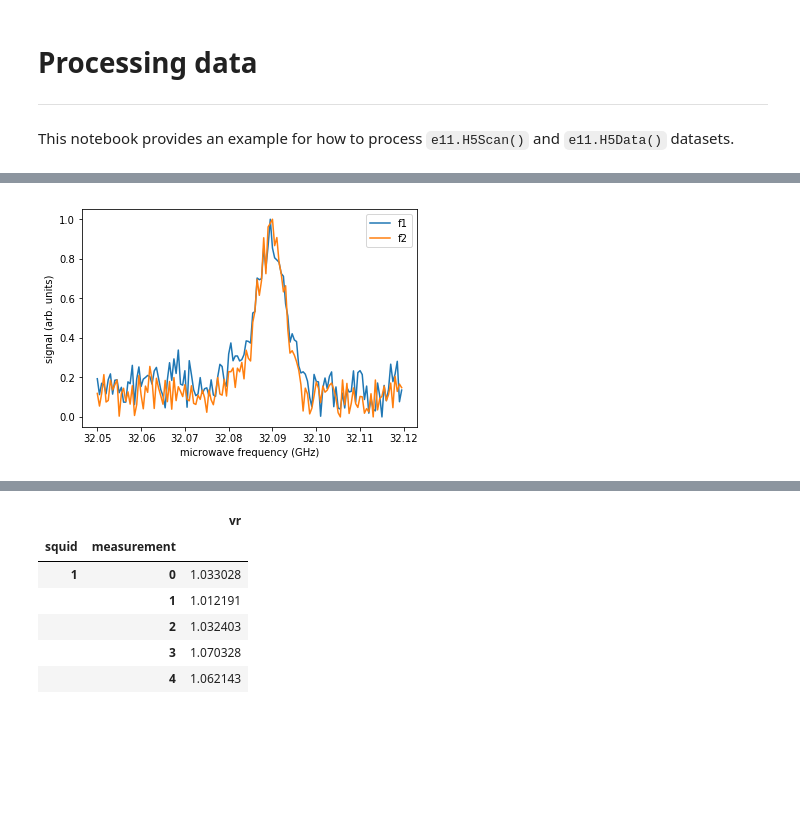
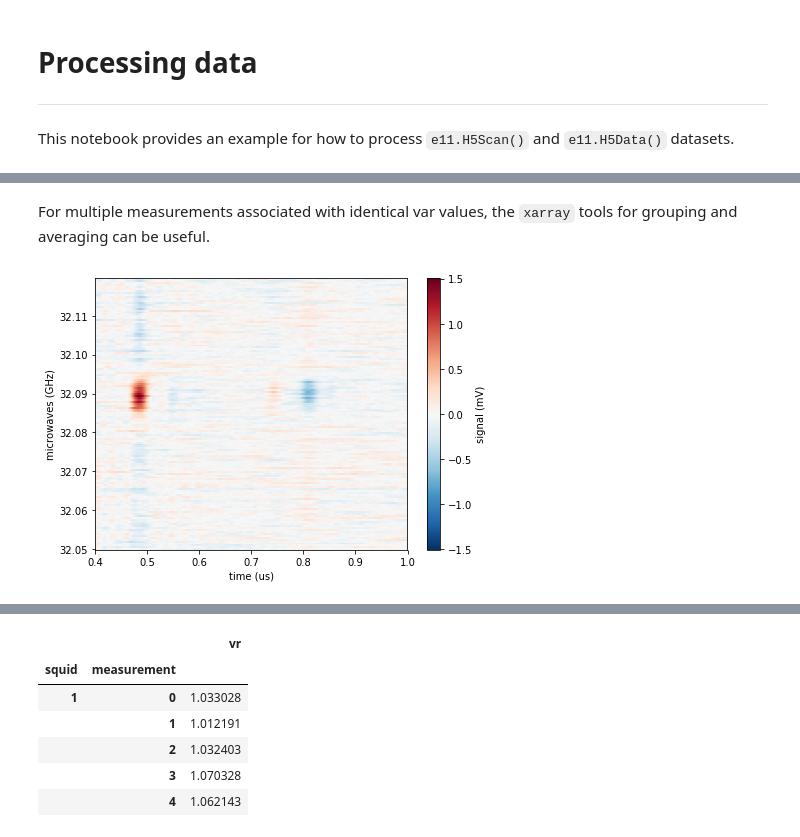
Before and after one commit to ad3ller/e11_analysis, a Jupyter notebook: notebooks/3)_Processing_data.ipynb, the cells around one changed output, grey strips where cells are left out. Cells and saved outputs as stored; diff of their text form; code cells hidden in the pictures; blank space fills up the shorter version.

```diff
--- a/notebooks/3)_Processing_data.ipynb
+++ b/notebooks/3)_Processing_data.ipynb
@@ -73,19 +97,0 @@ The ratio between these is the final result.
-# %%
-# signal
-bksub = np.subtract(scan.array('osc_0'), background.values)
-subset = tuple([slice(None), slice(*t_index(t_sig0, dt))])
-res0 = total(bksub, subset=subset)
-res0.columns = [('total_0')]
-
-subset = tuple([slice(None), slice(*t_index(t_sig1, dt))])
-res1 = total(bksub, subset=subset)
-res1.columns = [('total_1')]
-
-# map result to microwave frequency
-df = scan.df('analysis').join(res0).join(res1)
-# combine the two sums
-df['f2'] = (df['total_1'] / df['total_0'])
-# normalise f and f2
-df['f1'] = (df['f'] - df['f'].min()) / ( df['f'].max() -  df['f'].min())
-df['f2'] = (df['f2'] - df['f2'].min()) / ( df['f2'].max() -  df['f2'].min())
-df.head()
@@ -100,11 +98,23 @@ df.head()
-# %%
-# plot
-fig, ax = plt.subplots()
-ax.plot(df['var'], df['f1'], label='f1')
-ax.plot(df['var'], df['f2'], label='f2')
-ax.set_xlabel("microwave frequency (GHz)")
-ax.set_ylabel("signal (arb. units)")
-ax.legend()
-plt.show()
-# %% [output]
-[figure, removed]
+# %% [markdown]
+For multiple measurements associated with identical var values, the `xarray` tools for grouping and averaging can be useful.
+# %%
+# combine repeat measurements for the same var values
+try:
+    # with repeats
+    av_bksub = bksub.groupby(var).mean(dim=var)
+except ValueError:
+    # no repeats
+    av_bksub = bksub
+except:
+    raise
+# %%
+# plot 2D
+fig, ax = plt.subplots(figsize=(7, 5))
+
+# data
+p0 = av_bksub.loc[:, 0.4:1.0].plot()
+p0.colorbar.set_label("signal (mV)")
+
+plt.show()
+# %% [output]
+[figure, added]
```
Also changed, not shown: parts of 27 cells of this notebook.
